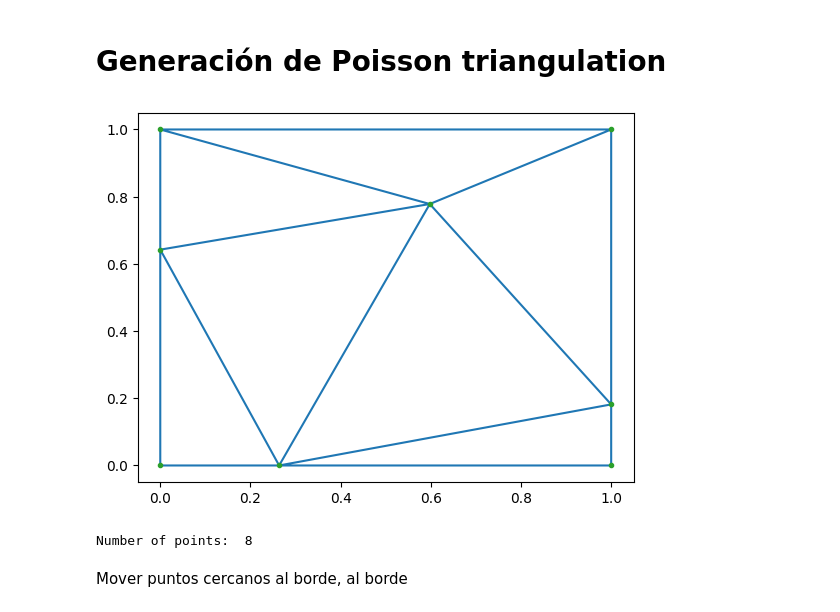
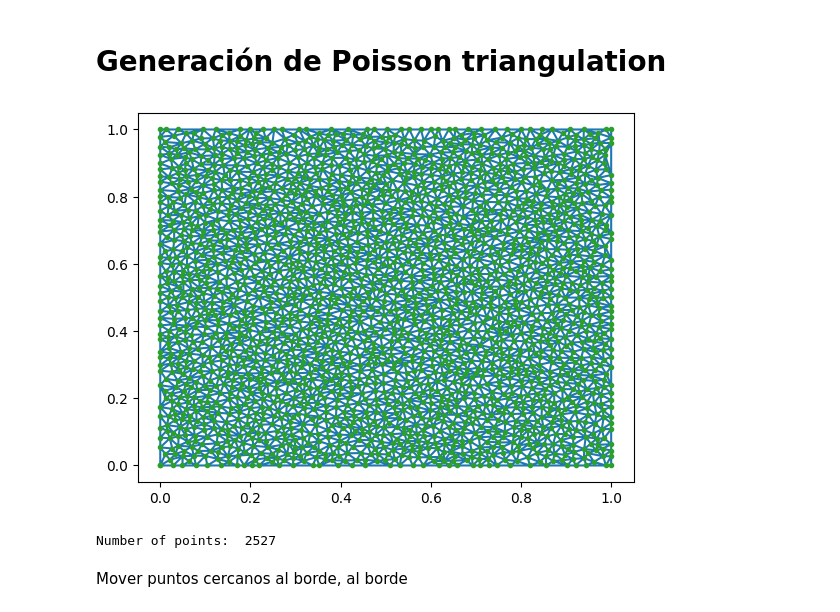
Before and after one commit to ssalinasfe/VEM-for-polylla-testing, a Jupyter notebook: polyllaMeshes/samplesGeneration.ipynb, the cells around one changed output. Saved outputs shown, nothing was run; the diff lists cells and outputs as text; code cells hidden in the pictures.

```diff
--- a/polyllaMeshes/samplesGeneration.ipynb
+++ b/polyllaMeshes/samplesGeneration.ipynb
@@ -42,6 +42,9 @@ def add_box(arr, tolerance):
         arr[i,0] = new_p[0]
         arr[i,1] = new_p[1]
     return arr
+
+np.random.seed(42)
+rng = 42
 # %% [markdown]
 # Mesh samples generation
 
@@ -70,22 +93,22 @@ areaMax = 0.085 #Semiuniform
 # %% [markdown]
 # Generación de Poisson triangulation
 # %%
-rng = np.random.default_rng()
+
 engine = qmc.PoissonDisk(d=2, radius=radius, seed=rng)
 sample = engine.fill_space()
 
 sample = add_box(sample, tolerance)
 poissonTriangulation = Delaunay(sample)
 plt.triplot(sample[:,0], sample[:,1], poissonTriangulation.simplices.copy())
 plt.plot(sample[:,0], sample[:,1], '.')
 plt.show()
 print("Number of points: ", len(sample))
 
 poissonPoints = sample
 poissonTriangles = poissonTriangulation.simplices.copy()
 # %% [output]
-[figure, old version]
+[figure, new version]
-Number of points:  8
+Number of points:  2527
 # %% [markdown]
 Mover puntos cercanos al borde, al borde
 # %% [markdown]
```
Also changed, not shown: parts of 7 cells of this notebook, 19 other files.
